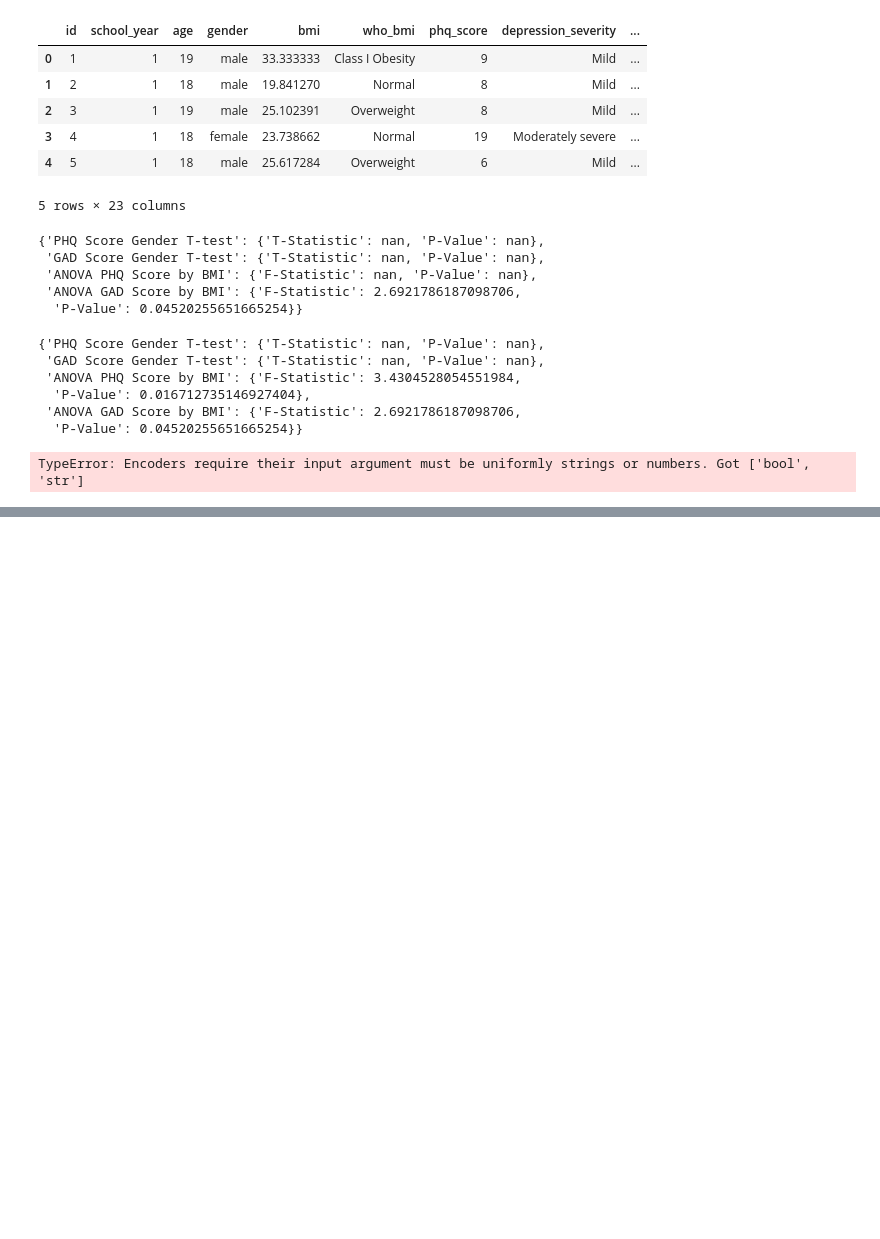
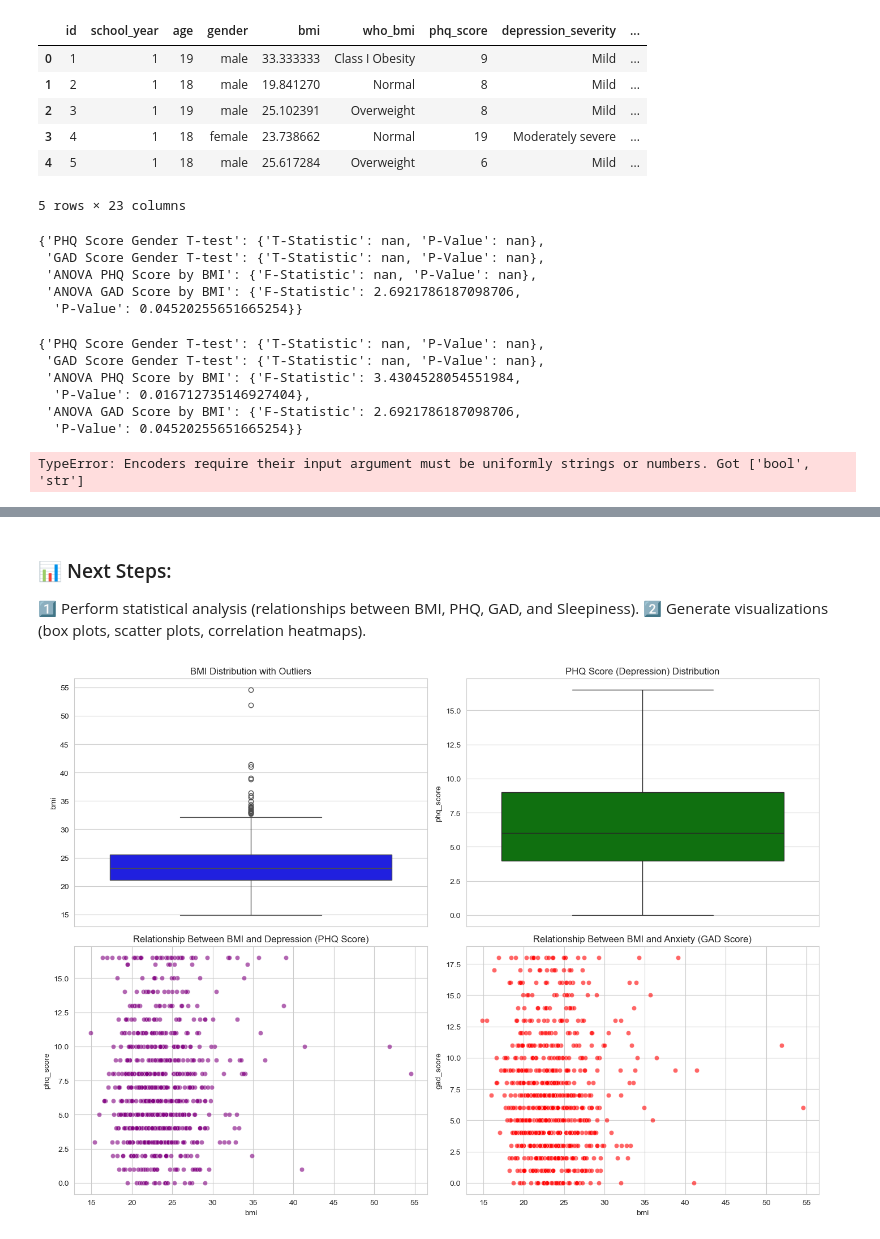
Before and after one commit to Abbey-commit/phq-and-gad-analysis-, a Jupyter notebook: depr_anx.ipynb, the cells around one changed output, grey strips where cells are left out. Saved outputs shown, nothing was run; the diff lists cells and outputs as text; code cells hidden in the pictures; blank space fills up the shorter version.

Commit message:
Added commments and visualization, error part also remove

```diff
--- a/depr_anx.ipynb
+++ b/depr_anx.ipynb
@@ -390,0 +571,34 @@ TypeError: Encoders require their input argument must be uniformly strings or nu
+# %% [markdown]
+### 📊 Next Steps:
+1️⃣ Perform statistical analysis (relationships between BMI, PHQ, GAD, and Sleepiness).
+2️⃣ Generate visualizations (box plots, scatter plots, correlation heatmaps).
+# %%
+import matplotlib.pyplot as plt
+import seaborn as sns
+
+# Set plot style
+sns.set_style("whitegrid")
+
+# Create a figure for multiple subplots
+fig, axes = plt.subplots(2, 2, figsize=(14, 10))
+
+# Boxplot for BMI
+sns.boxplot(y=df["bmi"], ax=axes[0, 0], color="blue")
+axes[0, 0].set_title("BMI Distribution with Outliers")
+
+# Boxplot for PHQ Score (Depression)
+sns.boxplot(y=df["phq_score"], ax=axes[0, 1], color="green")
+axes[0, 1].set_title("PHQ Score (Depression) Distribution")
+
+# Scatter plot for BMI vs PHQ Score
+sns.scatterplot(x=df["bmi"], y=df["phq_score"], ax=axes[1, 0], color="purple", alpha=0.6)
+axes[1, 0].set_title("Relationship Between BMI and Depression (PHQ Score)")
+
+# Scatter plot for BMI vs GAD Score (Anxiety)
+sns.scatterplot(x=df["bmi"], y=df["gad_score"], ax=axes[1, 1], color="red", alpha=0.6)
+axes[1, 1].set_title("Relationship Between BMI and Anxiety (GAD Score)")
+
+plt.tight_layout()
+plt.show()
+# %% [output]
+[figure, added]
```
Also changed, not shown: parts of 14 cells of this notebook.
